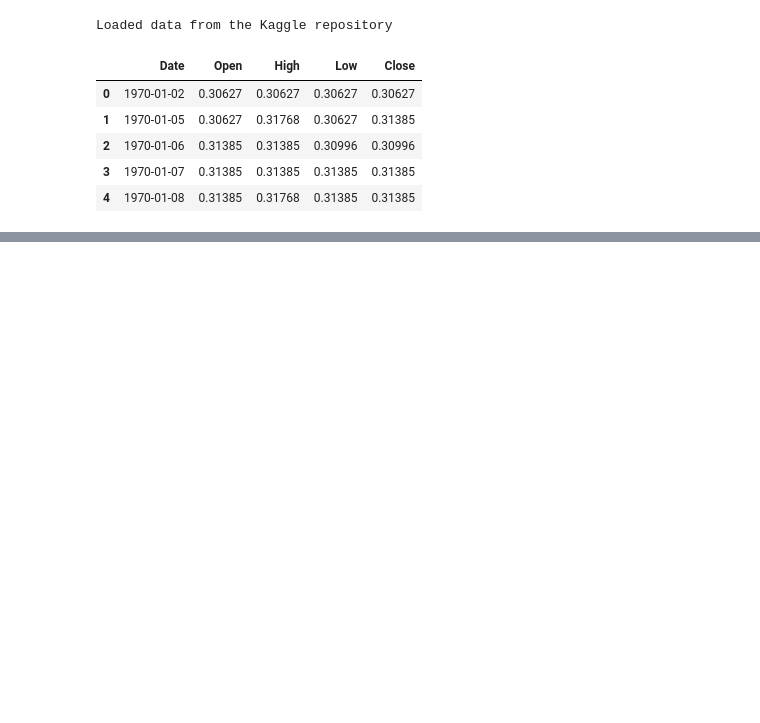
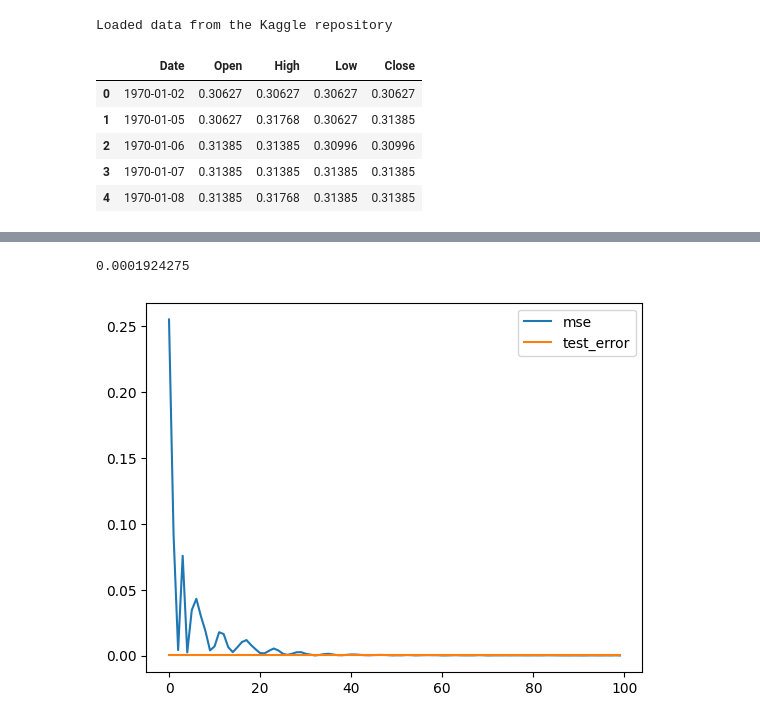
Before and after one commit to ZuoLoL21/KaggleSubmissions, a Jupyter notebook: projects/stock_market_predictions/stock_market_predictions.ipynb, the cells around one changed output, grey strips where cells are left out. Drawn from its saved outputs; the diff is of its cells as text; code cells hidden in the pictures; blank space fills up the shorter version.

```diff
--- a/projects/stock_market_predictions/stock_market_predictions.ipynb
+++ b/projects/stock_market_predictions/stock_market_predictions.ipynb
@@ -145,7 +78,7 @@ u_data.shape, u_labels.shape
 # %%
 D = 1  # Dimensionality of the data. Since your data is 1-D this would be 1
 num_unrollings = 50  # Number of time steps you look into the future.
-batch_size = 500  # Number of samples in a batch
+batch_size = 200  # Number of samples in a batch
 num_nodes = [200, 200, 150]  # Number of hidden nodes in each layer of the deep LSTM stack we're using
 n_layers = len(num_nodes)  # number of layers
 dropout = 0.2  # dropout amount
@@ -284,0 +160,19 @@ plt.show()
+# %%
+test_generator = DataGeneratorSeq(test_data, 100, num_unrollings)
+
+test_input, test_output = test_generator.unroll_batches()
+
+test_pred = model.predict(test_input, verbose=0)
+
+loss = tf.keras.losses.mse(test_output, test_pred)
+loss = tf.reduce_mean(loss).numpy()
+print(loss)
+# %% [output]
+0.0001924275
+# %%
+plt.plot(callback.batch_losses, label='mse')
+plt.plot([loss] * len(callback.batch_losses), label='test_error')
+plt.legend()
+plt.show()
+# %% [output]
+[figure, added]
```
Also changed, not shown: parts of 16 cells of this notebook, 12 other files.
